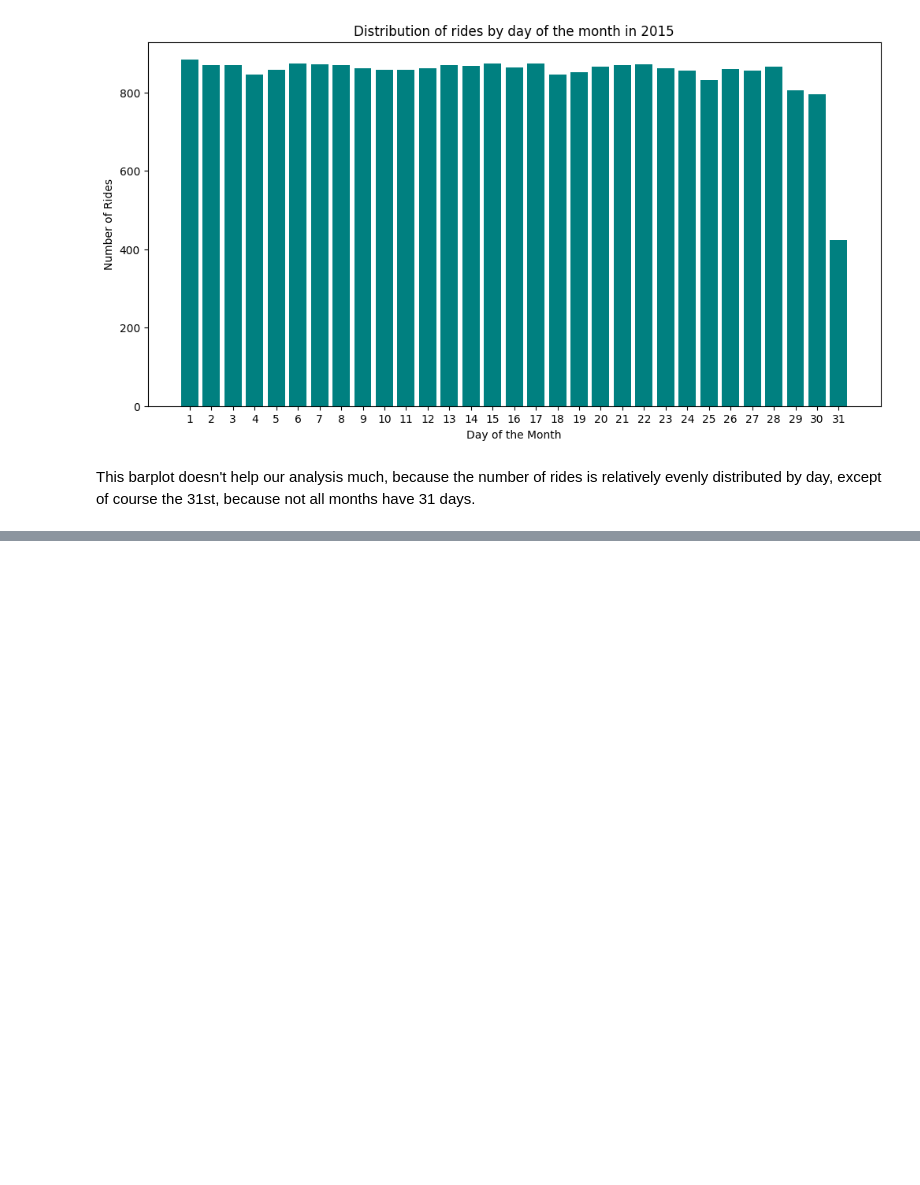
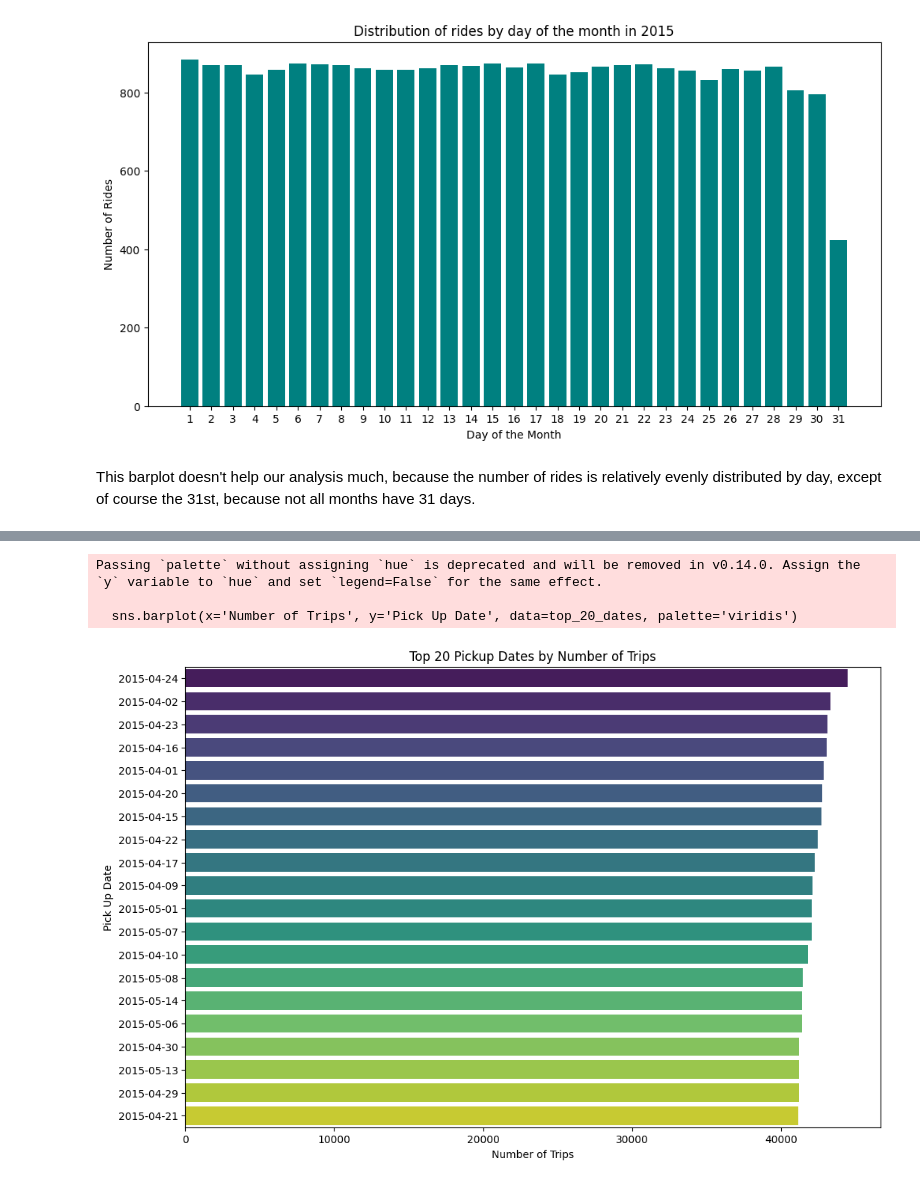
Before and after one commit to savicm5/mlProject, a Jupyter notebook: src/02_non_uber_2015.ipynb, the cells around one changed output, grey strips where cells are left out. Drawn from its saved outputs; the diff is of its cells as text; code cells hidden in the pictures; blank space fills up the shorter version.

Commit message:
feat: more analysis on fhv pickups

```diff
--- a/src/02_non_uber_2015.ipynb
+++ b/src/02_non_uber_2015.ipynb
@@ -116,0 +218,25 @@ This barplot doesn't help our analysis much, because the number of rides is rela
+# %%
+data['Pick Up Date'] = pd.to_datetime(data['Pick Up Date'])
+
+# Remove commas and split by spaces if necessary, then sum
+data['Number of Trips'] = data['Number of Trips'].apply(lambda x: sum(int(i.replace(',', '')) for i in x.split()))
+# print(data)
+
+# Group by 'Pick Up Date' and sum the 'Number of Trips'
+date_trips_sum = data.groupby('Pick Up Date')['Number of Trips'].sum().reset_index()
+
+# Sort the results by 'Number of Trips' in descending order and pick the top 20
+top_20_dates = date_trips_sum.sort_values(by='Number of Trips', ascending=False).head(20)
+
+# Plotting
+plt.figure(figsize=(12, 8))
+sns.barplot(x='Number of Trips', y='Pick Up Date', data=top_20_dates, palette='viridis')
+plt.title('Top 20 Pickup Dates by Number of Trips')
+plt.xlabel('Number of Trips')
+plt.ylabel('Pick Up Date')
+plt.show()
+# %% [output]
+Passing `palette` without assigning `hue` is deprecated and will be removed in v0.14.0. Assign the `y` variable to `hue` and set `legend=False` for the same effect.
+
+  sns.barplot(x='Number of Trips', y='Pick Up Date', data=top_20_dates, palette='viridis')
+[figure, added]
```
Also changed, not shown: parts of 11 cells of this notebook.
